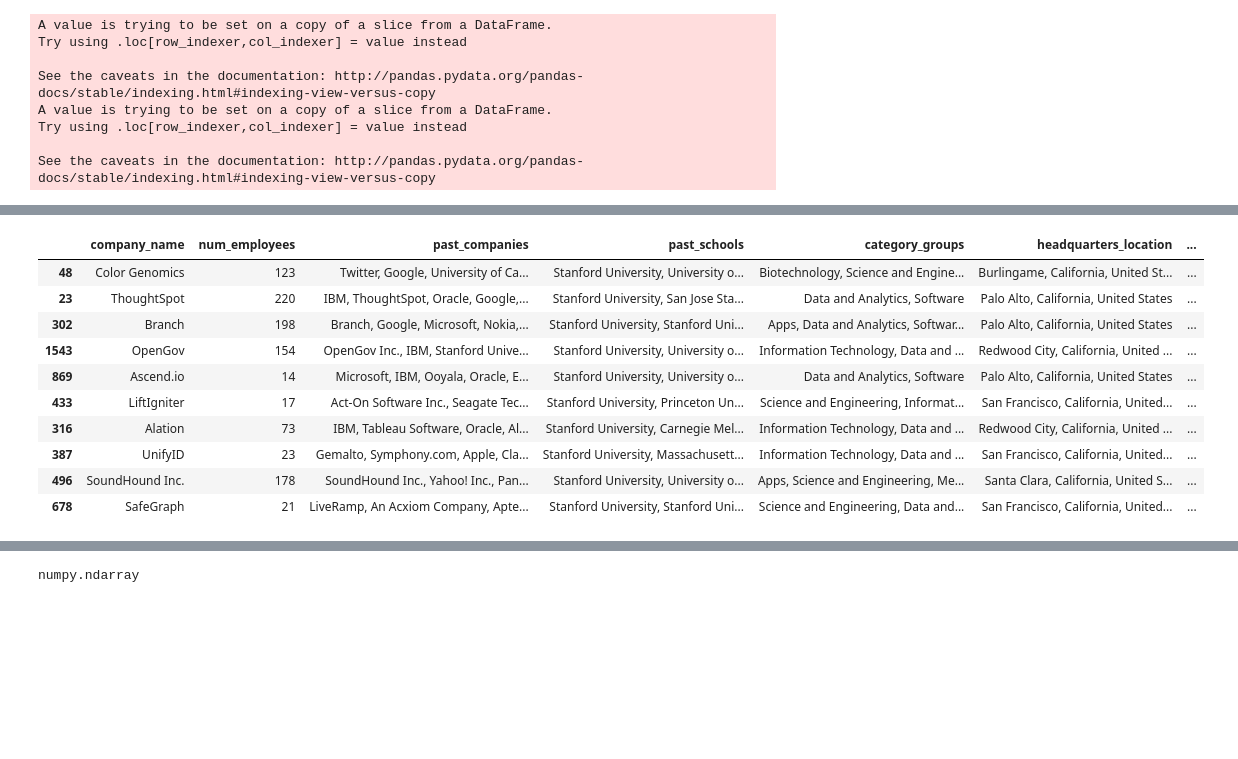
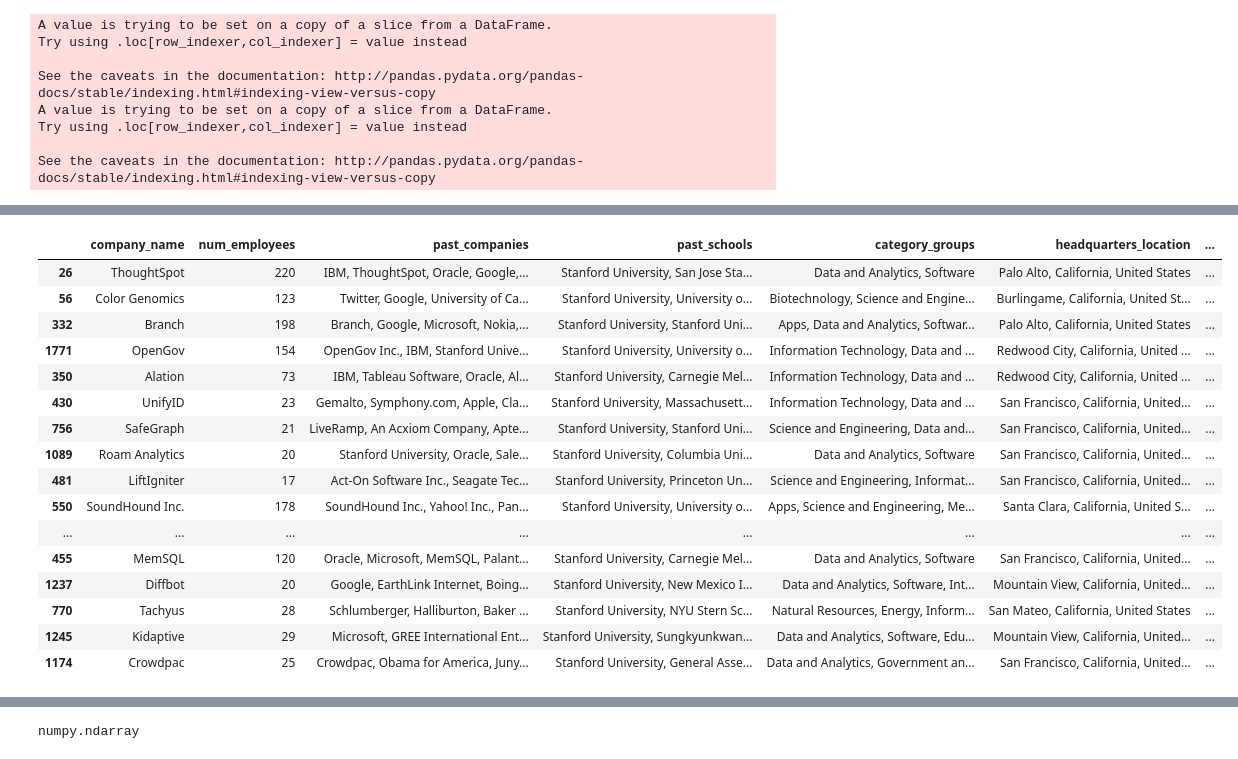
Before and after one commit to sachinkesiraju/breakinlist, a Jupyter notebook: company_analysis.ipynb, the cells around one changed output, grey strips where cells are left out. Saved outputs shown, nothing was run; the diff lists cells and outputs as text; code cells hidden in the pictures; blank space fills up the shorter version.

```diff
--- a/company_analysis.ipynb
+++ b/company_analysis.ipynb
@@ -497,3 +517,15 @@ startups.head(1)
 # %% [output]
 |  | company_name | company_name_url | category_groups | headquarters_location | description | crunchbase_rank | ... |
 | 0 | SpaceX | https://www.crunchbase.com/organi... | Science and Engineering, Transpor... | Hawthorne, California, United States | SpaceX designs, manufactures, and... | 6 | ... |
+# %%
+#fuzzy match name between two tables
+import difflib
+
+def closestName(company_name):
+    matches = difflib.get_close_matches(company_name, data['company_name'])
+    if len(matches) > 0:
+        return matches[0]
+    return company_name
+
+startups['company_name'] = startups['company_name'].apply(lambda x: closestName(x))
+startups.head()
@@ -501,9 +540,9 @@ startups.head(1)
 data = pd.merge(data, startups, on = 'company_name', how='inner')
 data.drop('employees_estimate', axis=1, inplace=True)
 data = data.drop_duplicates(subset=['company_name'], keep='last')
-data = data[pd.notnull(data['last_funding_amount'])]
+#data = data[pd.notnull(data['last_funding_amount'])]
 data = data[pd.notnull(data['total_funding_amount'])]
-data = data[data['last_funding_amount'].str.startswith('$')]
+#data = data[data['last_funding_amount'].str.startswith('$')]
 data = data[data['total_funding_amount'].str.startswith('$')]
 data.shape
 # %% [output]
@@ -531,9 +570,9 @@ data.sort_values('crunchbase_rank').head()
 5 rows × 21 columns
 # %%
 data['total_equity_funding_amount'] = data['total_equity_funding_amount'].replace('[\$,]', '', regex=True).astype(int)
-data['last_funding_amount'] = data['last_funding_amount'].replace('[\$,]', '', regex=True).astype(int)
+#data['last_funding_amount'] = data['last_funding_amount'].replace('[\$,]', '', regex=True).astype(int)
 data['total_funding_amount'] = data['total_funding_amount'].replace('[\$,]', '', regex=True).astype(int)
-data.head()
+data.head(2)
 # %% [output]
 |  | company_name | num_employees | past_companies | past_schools | company_name_url | category_groups | ... |
 | 0 | Affirm | 281 | Google, Affirm Inc., LinkedIn, St... | Stanford University, University o... | https://www.crunchbase.com/organi... | Payments, Financial Services, Len... | ... |
@@ -670,12 +703,26 @@ def score_schools(startup):
             score += 0.3 * index_wt
     score = score / len(past_schools)
     return score
+def score_companies(startup):
+    company_scorer = {'Bridgewater Associates': 0.95, 'Goldman Sachs': 0.7, 'Google': 0.7, 'Facebook': 0.65, 'Palantir Technologies': 0.85,
+                     'Clarium Capital': 0.8, 'Square': 0.6, 'Apple': 0.65, 'Morgan Stanley': 0.6, 'Dropbox': 0.7}
+    past_companies = startup['past_companies'].split(',')
+    score = 0
+    for company in past_companies:
+        #index_wt = 6 - past_companies.index(company)
+        if company in company_scorer:
+            score += company_scorer[company] #* index_wt
+        else:
+            score += 0.4 #* index_wt
+    score = score / len(past_companies)
+    return score
 def score_company(startup):
     funding_ratio = startup.funding_ratio / plotdata['funding_ratio'].max()
     time_since_funding_score = timeFactor(startup['time_since_last_funding'])
     school_score = score_schools(startup)
+    company_score = score_companies(startup)
     num_employees = startup.num_employees
-    return funding_ratio * 0.25 + school_score * 0.625 + time_since_funding_score * 0.125
+    return funding_ratio * 0.25 + school_score * 0.625 + time_since_funding_score * 0.1 + company_score * 0.125
 plotdata['funding_ratio'] = round(plotdata['total_equity_funding_amount']/1000000, 3)
 plotdata['score'] = plotdata.apply(lambda row: round(score_company(row), 3), axis=1)
 # %% [output]
@@ -780,15 +845,21 @@ mobile_startups.head(10)
 # %%
 datastartups = rankedstartups[rankedstartups.category_groups.str.contains('Data and Analytics', na=False)]
-datastartups.head(10)
+datastartups.head(20)
 # %% [output]
 |  | company_name | num_employees | past_companies | past_schools | category_groups | headquarters_location | ... |
-| 48 | Color Genomics | 123 | Twitter, Google, University of Ca... | Stanford University, University o... | Biotechnology, Science and Engine... | Burlingame, California, United St... | ... |
-| 23 | ThoughtSpot | 220 | IBM, ThoughtSpot, Oracle, Google,... | Stanford University, San Jose Sta... | Data and Analytics, Software | Palo Alto, California, United States | ... |
-| 302 | Branch | 198 | Branch, Google, Microsoft, Nokia,... | Stanford University, Stanford Uni... | Apps, Data and Analytics, Softwar... | Palo Alto, California, United States | ... |
-| 1543 | OpenGov | 154 | OpenGov Inc., IBM, Stanford Unive... | Stanford University, University o... | Information Technology, Data and ... | Redwood City, California, United ... | ... |
-| 869 | Ascend.io | 14 | Microsoft, IBM, Ooyala, Oracle, E... | Stanford University, University o... | Data and Analytics, Software | Palo Alto, California, United States | ... |
-| 433 | LiftIgniter | 17 | Act-On Software Inc., Seagate Tec... | Stanford University, Princeton Un... | Science and Engineering, Informat... | San Francisco, California, United... | ... |
-| 316 | Alation | 73 | IBM, Tableau Software, Oracle, Al... | Stanford University, Carnegie Mel... | Information Technology, Data and ... | Redwood City, California, United ... | ... |
-| 387 | UnifyID | 23 | Gemalto, Symphony.com, Apple, Cla... | Stanford University, Massachusett... | Information Technology, Data and ... | San Francisco, California, United... | ... |
-| 496 | SoundHound Inc. | 178 | SoundHound Inc., Yahoo! Inc., Pan... | Stanford University, University o... | Apps, Science and Engineering, Me... | Santa Clara, California, United S... | ... |
-| 678 | SafeGraph | 21 | LiveRamp, An Acxiom Company, Apte... | Stanford University, Stanford Uni... | Science and Engineering, Data and... | San Francisco, California, United... | ... |
+| 26 | ThoughtSpot | 220 | IBM, ThoughtSpot, Oracle, Google,... | Stanford University, San Jose Sta... | Data and Analytics, Software | Palo Alto, California, United States | ... |
+| 56 | Color Genomics | 123 | Twitter, Google, University of Ca... | Stanford University, University o... | Biotechnology, Science and Engine... | Burlingame, California, United St... | ... |
+| 332 | Branch | 198 | Branch, Google, Microsoft, Nokia,... | Stanford University, Stanford Uni... | Apps, Data and Analytics, Softwar... | Palo Alto, California, United States | ... |
+| 1771 | OpenGov | 154 | OpenGov Inc., IBM, Stanford Unive... | Stanford University, University o... | Information Technology, Data and ... | Redwood City, California, United ... | ... |
+| 350 | Alation | 73 | IBM, Tableau Software, Oracle, Al... | Stanford University, Carnegie Mel... | Information Technology, Data and ... | Redwood City, California, United ... | ... |
+| 430 | UnifyID | 23 | Gemalto, Symphony.com, Apple, Cla... | Stanford University, Massachusett... | Information Technology, Data and ... | San Francisco, California, United... | ... |
+| 756 | SafeGraph | 21 | LiveRamp, An Acxiom Company, Apte... | Stanford University, Stanford Uni... | Science and Engineering, Data and... | San Francisco, California, United... | ... |
+| 1089 | Roam Analytics | 20 | Stanford University, Oracle, Sale... | Stanford University, Columbia Uni... | Data and Analytics, Software | San Francisco, California, United... | ... |
+| 481 | LiftIgniter | 17 | Act-On Software Inc., Seagate Tec... | Stanford University, Princeton Un... | Science and Engineering, Informat... | San Francisco, California, United... | ... |
+| 550 | SoundHound Inc. | 178 | SoundHound Inc., Yahoo! Inc., Pan... | Stanford University, University o... | Apps, Science and Engineering, Me... | Santa Clara, California, United S... | ... |
+| ... | ... | ... | ... | ... | ... | ... | ... |
+| 455 | MemSQL | 120 | Oracle, Microsoft, MemSQL, Palant... | Stanford University, Carnegie Mel... | Data and Analytics, Software | San Francisco, California, United... | ... |
+| 1237 | Diffbot | 20 | Google, EarthLink Internet, Boing... | Stanford University, New Mexico I... | Data and Analytics, Software, Int... | Mountain View, California, United... | ... |
+| 770 | Tachyus | 28 | Schlumberger, Halliburton, Baker ... | Stanford University, NYU Stern Sc... | Natural Resources, Energy, Inform... | San Mateo, California, United States | ... |
+| 1245 | Kidaptive | 29 | Microsoft, GREE International Ent... | Stanford University, Sungkyunkwan... | Data and Analytics, Software, Edu... | Mountain View, California, United... | ... |
+| 1174 | Crowdpac | 25 | Crowdpac, Obama for America, Juny... | Stanford University, General Asse... | Data and Analytics, Government an... | San Francisco, California, United... | ... |
```
Also changed, not shown: parts of 51 cells of this notebook, 2 other files.
